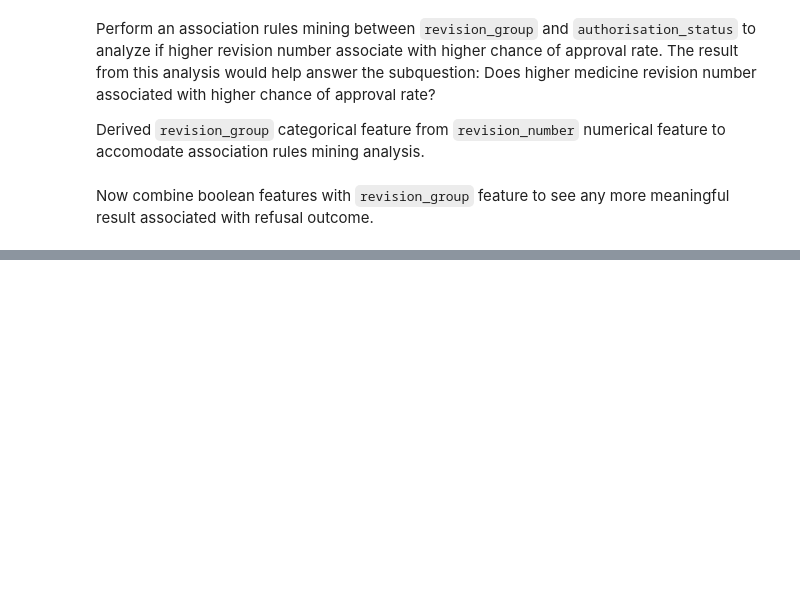
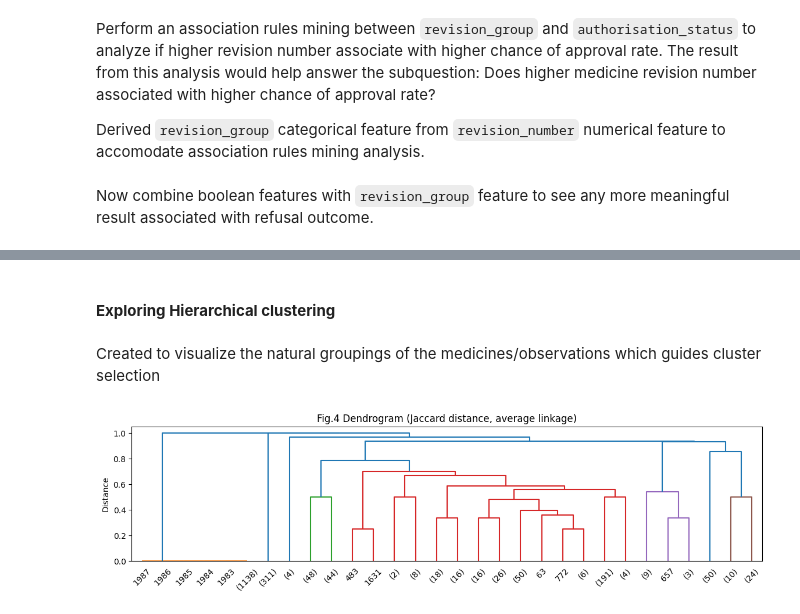
Before and after one commit to SChamnan/ba820-unsupervised-ml-team10-project, a Jupyter notebook: Chamnan_Suon_M4_European_Drugs_Development.ipynb, the cells around one changed output, grey strips where cells are left out. Drawn from its saved outputs; the diff is of its cells as text; code cells hidden in the pictures; blank space fills up the shorter version.

```diff
--- a/Chamnan_Suon_M4_European_Drugs_Development.ipynb
+++ b/Chamnan_Suon_M4_European_Drugs_Development.ipynb
@@ -709,0 +714,30 @@ rules_refused[[
+# %% [markdown]
+#### **Exploring Hierarchical clustering**
+# %% [markdown]
+Created to visualize the natural groupings of the medicines/observations which guides cluster selection
+# %%
+# import needed libraries
+from scipy.spatial.distance import pdist, squareform
+from scipy.cluster.hierarchy import linkage, dendrogram, fcluster
+
+# encode booleans from True/False to 1/0
+X = drugs_df[boolean_cols].astype(int).copy()
+
+# compute distance with pdist() and condensed distance vector
+distance = pdist(X, metric="jaccard")
+
+# hierarchical clustering on distances
+Z = linkage(distance, method="average")
+
+# Plot
+plt.figure(figsize=(14,3))
+dendrogram(Z,
+           truncate_mode="lastp", # show only the last p merged clusters to avoid error RecursionError: maximum recursion depth exceeded
+           p=30,
+           show_leaf_counts=True,
+           no_labels=False)
+plt.title("Fig.4 Dendrogram (Jaccard distance, average linkage)")
+plt.ylabel("Distance")
+plt.show()
+# %% [output]
+[figure, added]
```
Also changed, not shown: parts of 1 cell of this notebook.
